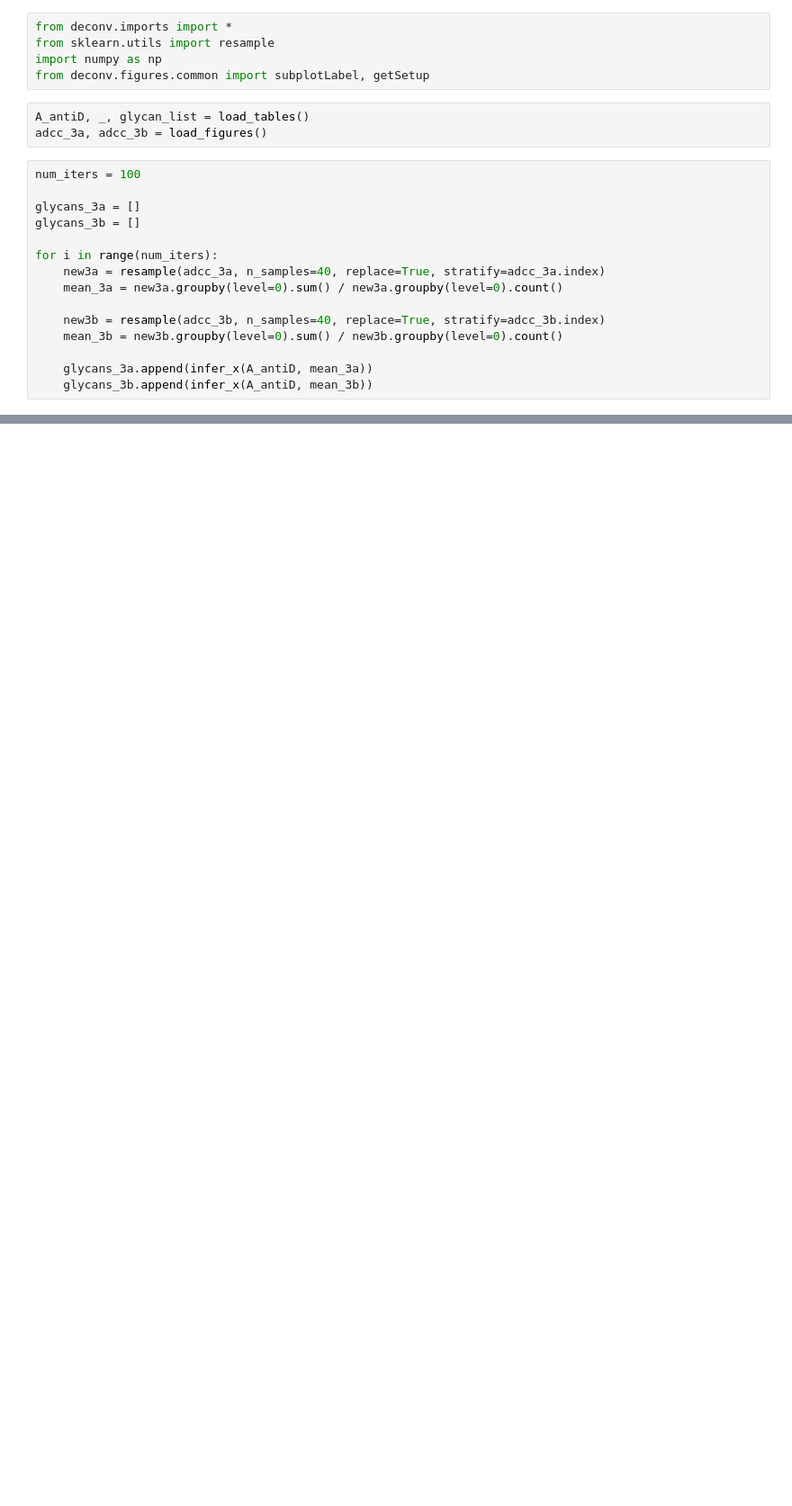
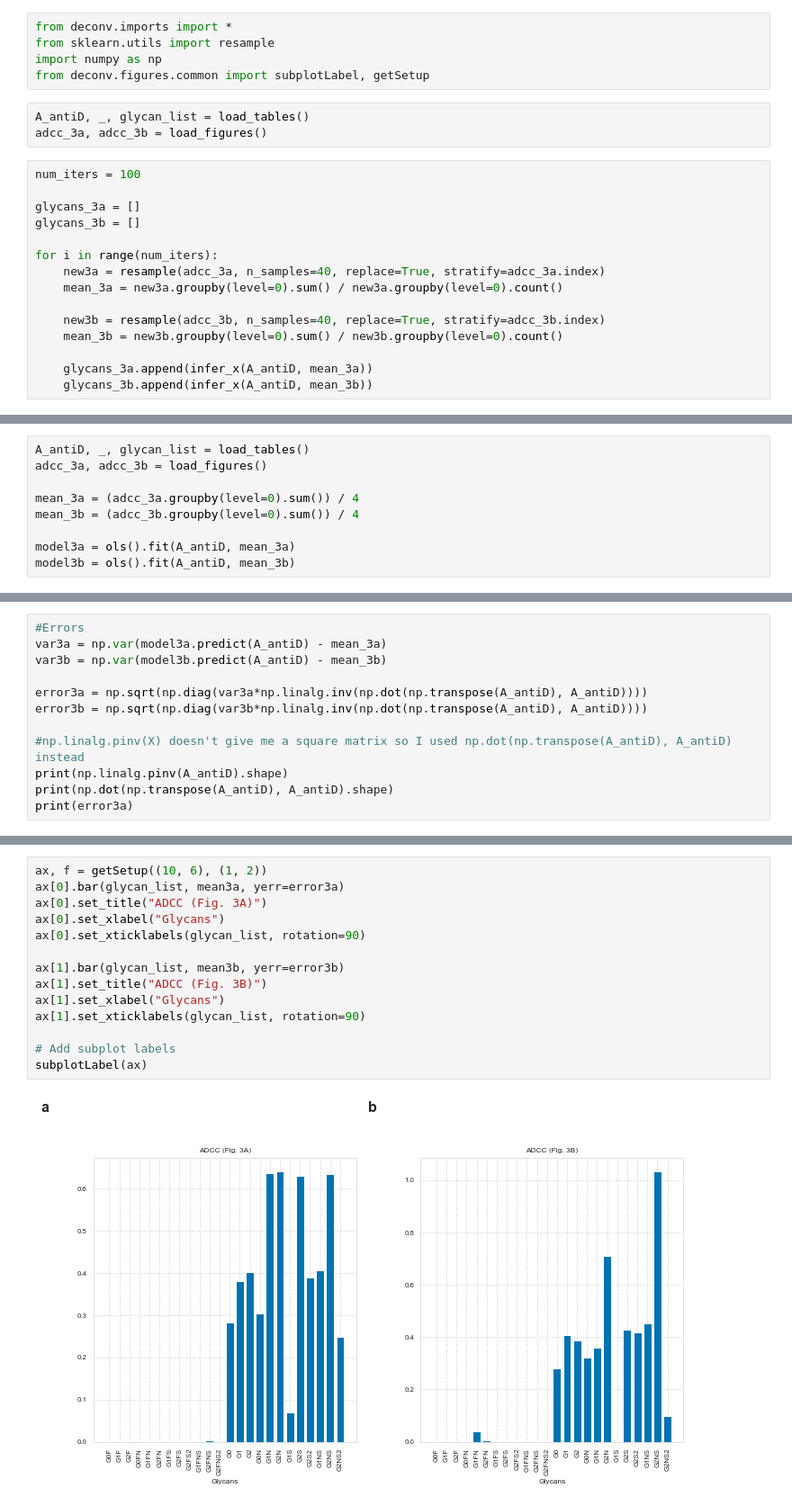
Before and after one commit to meyer-lab/Fc-deconvolute, a Jupyter notebook: testNotebook2.ipynb, the cells around one changed output, grey strips where cells are left out. Shown: that part at 90% size. Saved outputs shown, nothing was run; the diff lists cells and outputs as text; blank space fills up the shorter version.

```diff
--- a/testNotebook2.ipynb
+++ b/testNotebook2.ipynb
@@ -59,0 +67,9 @@ subplotLabel(ax)
+# %%
+A_antiD, _, glycan_list = load_tables()
+adcc_3a, adcc_3b = load_figures()
+
+mean_3a = (adcc_3a.groupby(level=0).sum()) / 4
+mean_3b = (adcc_3b.groupby(level=0).sum()) / 4
+
+model3a = ols().fit(A_antiD, mean_3a)
+model3b = ols().fit(A_antiD, mean_3b)
@@ -59,0 +79,12 @@ subplotLabel(ax)
+# %%
+#Errors
+var3a = np.var(model3a.predict(A_antiD) - mean_3a)
+var3b = np.var(model3b.predict(A_antiD) - mean_3b)
+
+error3a = np.sqrt(np.diag(var3a*np.linalg.inv(np.dot(np.transpose(A_antiD), A_antiD))))
+error3b = np.sqrt(np.diag(var3b*np.linalg.inv(np.dot(np.transpose(A_antiD), A_antiD))))
+
+#np.linalg.pinv(X) doesn't give me a square matrix so I used np.dot(np.transpose(A_antiD), A_antiD) instead
+print(np.linalg.pinv(A_antiD).shape)
+print(np.dot(np.transpose(A_antiD), A_antiD).shape)
+print(error3a)
@@ -59,0 +100,16 @@ subplotLabel(ax)
+# %%
+ax, f = getSetup((10, 6), (1, 2))
+ax[0].bar(glycan_list, mean3a, yerr=error3a)
+ax[0].set_title("ADCC (Fig. 3A)")
+ax[0].set_xlabel("Glycans")
+ax[0].set_xticklabels(glycan_list, rotation=90)
+
+ax[1].bar(glycan_list, mean3b, yerr=error3b)
+ax[1].set_title("ADCC (Fig. 3B)")
+ax[1].set_xlabel("Glycans")
+ax[1].set_xticklabels(glycan_list, rotation=90)
+
+# Add subplot labels
+subplotLabel(ax)
+# %% [output]
+[figure, added]
```
Also changed, not shown: parts of 7 cells of this notebook.
